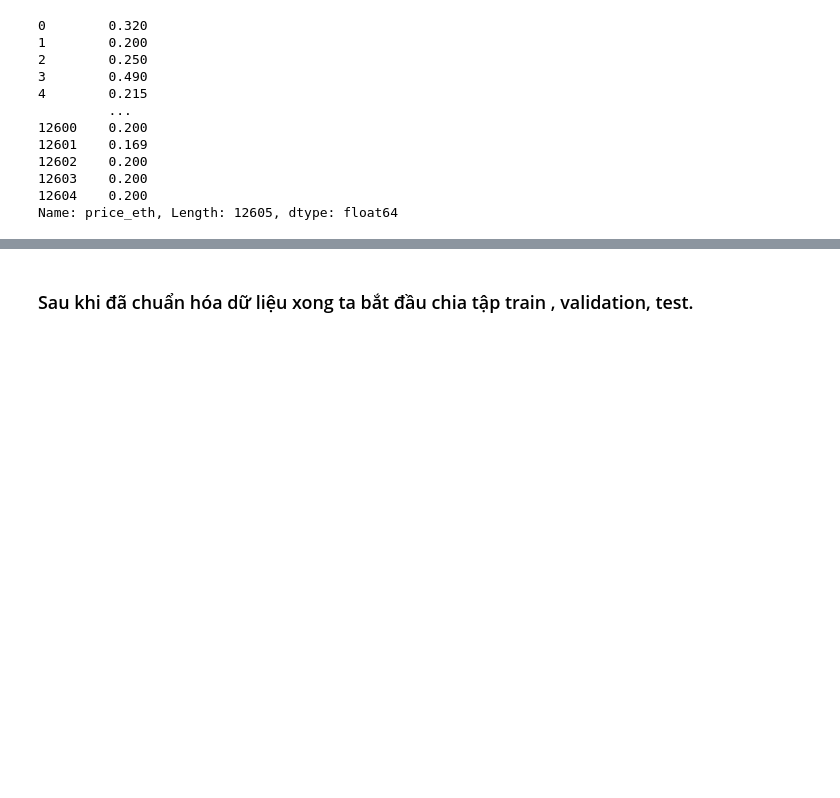
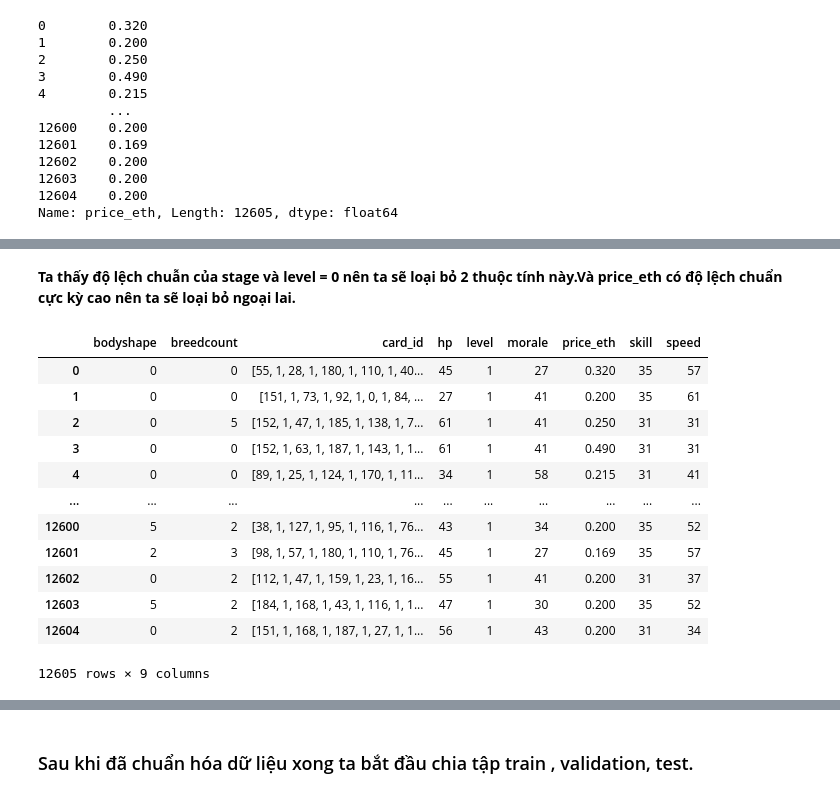
Before and after one commit to eddypop2000/DataScienceProject, a Jupyter notebook: DSProject.ipynb, the cells around one changed output, grey strips where cells are left out. Saved outputs shown, nothing was run; the diff lists cells and outputs as text; code cells hidden in the pictures; blank space fills up the shorter version.

```diff
--- a/DSProject.ipynb
+++ b/DSProject.ipynb
@@ -853,0 +814,19 @@ AXS_id_df
+# %% [markdown]
+**Ta thấy độ lệch chuẫn của stage và level = 0 nên ta sẽ loại bỏ 2 thuộc tính này.Và price_eth có độ lệch chuẩn cực kỳ cao nên ta sẽ loại bỏ ngoại lai.**
+# %%
+AXS_id_df = AXS_id_df.drop(columns=['stage','class'])
+AXS_id_df
+# %% [output]
+|  | bodyshape | breedcount | card_id | hp | level | morale | price_eth | skill | speed |
+| 0 | 0 | 0 | [55, 1, 28, 1, 180, 1, 110, 1, 40... | 45 | 1 | 27 | 0.320 | 35 | 57 |
+| 1 | 0 | 0 | [151, 1, 73, 1, 92, 1, 0, 1, 84, ... | 27 | 1 | 41 | 0.200 | 35 | 61 |
+| 2 | 0 | 5 | [152, 1, 47, 1, 185, 1, 138, 1, 7... | 61 | 1 | 41 | 0.250 | 31 | 31 |
+| 3 | 0 | 0 | [152, 1, 63, 1, 187, 1, 143, 1, 1... | 61 | 1 | 41 | 0.490 | 31 | 31 |
+| 4 | 0 | 0 | [89, 1, 25, 1, 124, 1, 170, 1, 11... | 34 | 1 | 58 | 0.215 | 31 | 41 |
+| ... | ... | ... | ... | ... | ... | ... | ... | ... | ... |
+| 12600 | 5 | 2 | [38, 1, 127, 1, 95, 1, 116, 1, 76... | 43 | 1 | 34 | 0.200 | 35 | 52 |
+| 12601 | 2 | 3 | [98, 1, 57, 1, 180, 1, 110, 1, 76... | 45 | 1 | 27 | 0.169 | 35 | 57 |
+| 12602 | 0 | 2 | [112, 1, 47, 1, 159, 1, 23, 1, 16... | 55 | 1 | 41 | 0.200 | 31 | 37 |
+| 12603 | 5 | 2 | [184, 1, 168, 1, 43, 1, 116, 1, 1... | 47 | 1 | 30 | 0.200 | 35 | 52 |
+| 12604 | 0 | 2 | [151, 1, 168, 1, 187, 1, 27, 1, 1... | 56 | 1 | 43 | 0.200 | 31 | 34 |
+12605 rows × 9 columns
```
Also changed, not shown: parts of 26 cells of this notebook, 1 other file.
